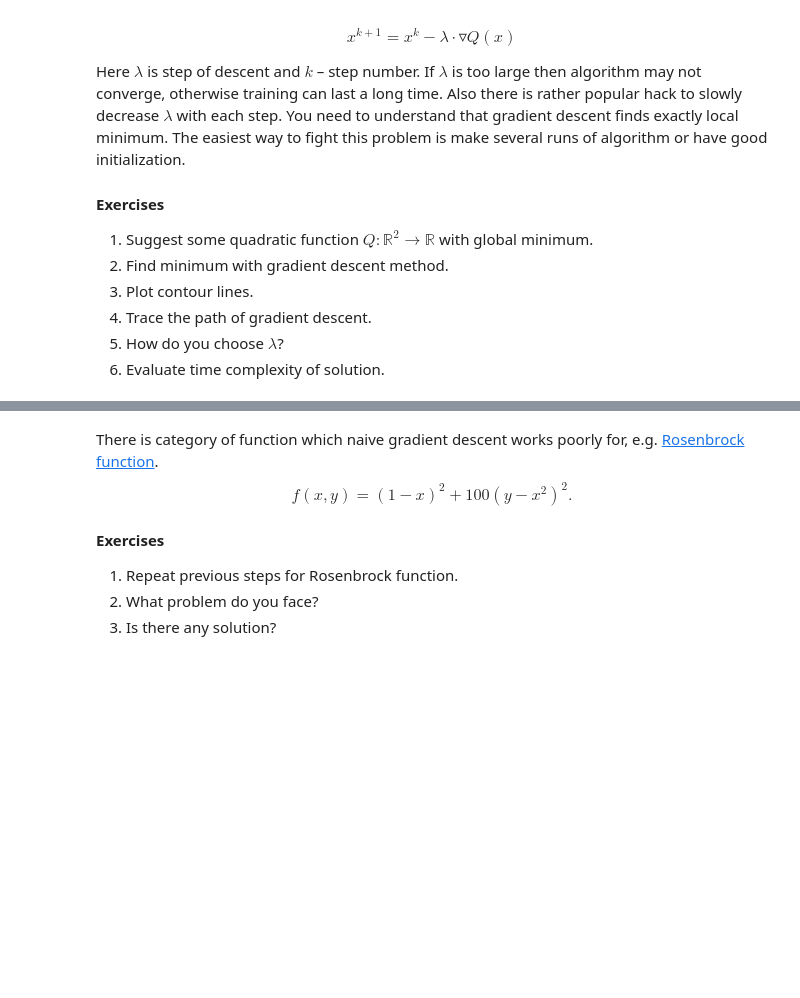
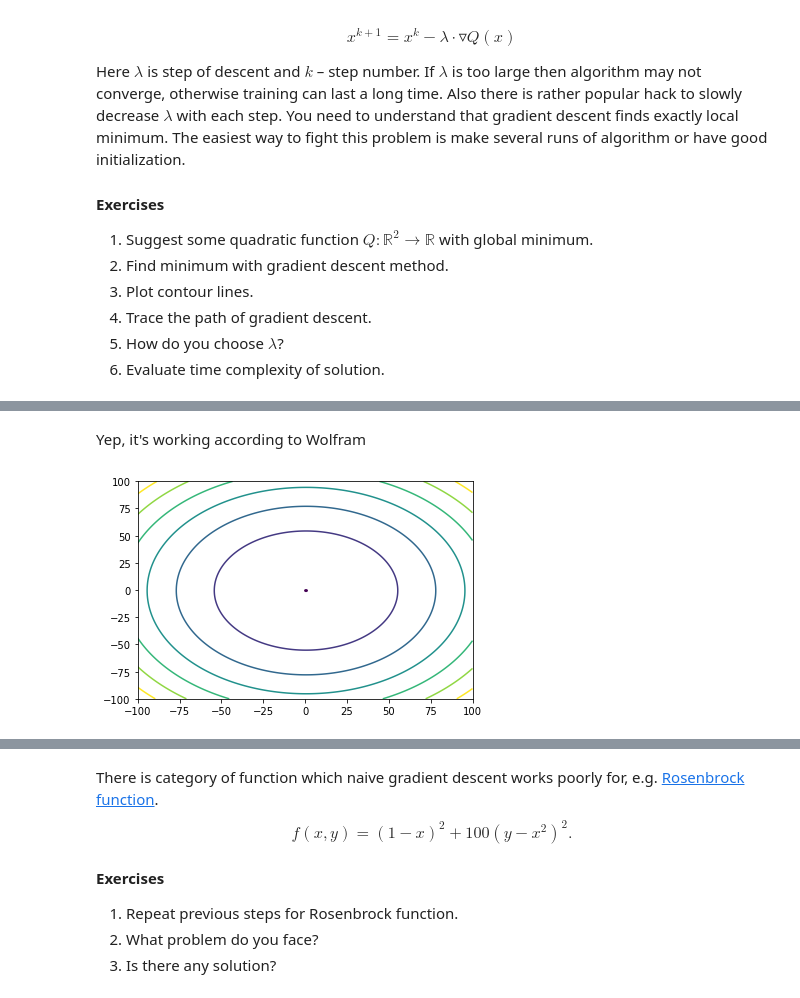
Before and after one commit to anrodigina/SQuAD, a Jupyter notebook: lab-1.ipynb, the cells around one changed output, grey strips where cells are left out. Cells and saved outputs as stored; diff of their text form; code cells hidden in the pictures; blank space fills up the shorter version.

```diff
--- a/lab-1.ipynb
+++ b/lab-1.ipynb
@@ -320,0 +382,14 @@ Here $\lambda$ is step of descent and  $k$ – step number. If $\lambda$ is too
+# %% [markdown]
+Yep, it's working according to Wolfram
+# %%
+import pylab
+
+x_p = np.arange(-100, 100, 0.1)
+y_p = np.arange(-100, 100, 0.1)
+xgrid, ygrid = np.meshgrid(x_p, y_p)
+zgrid = fun_value(xgrid, ygrid)
+fig = pylab.figure()
+pylab.contour(xgrid, ygrid, zgrid)
+pylab.show()
+# %% [output]
+[figure, added]
```
Also changed, not shown: parts of 16 cells of this notebook.
